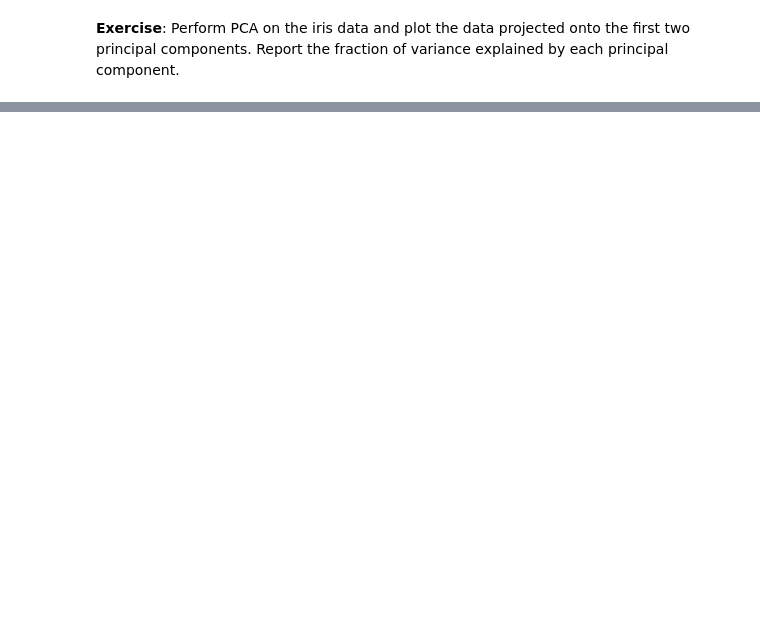
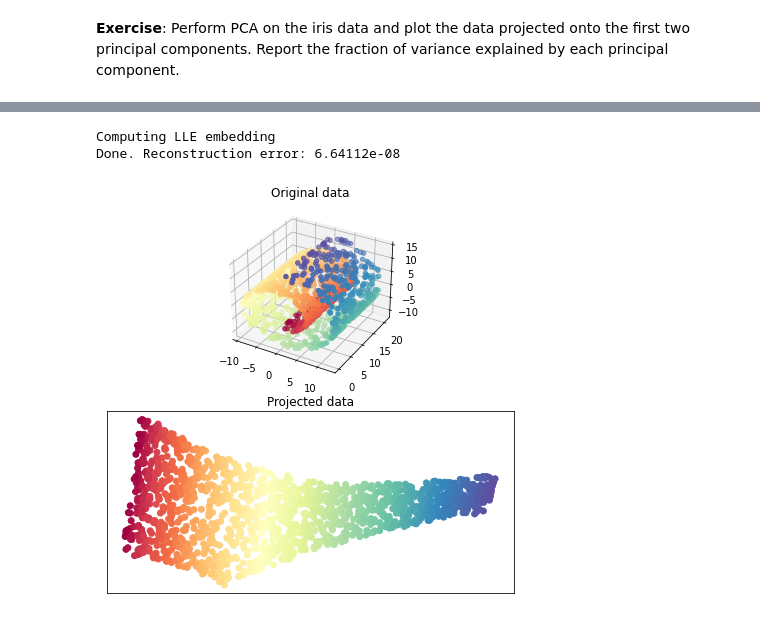
Before and after one commit to murray-lab/statistical-learning, a Jupyter notebook: Demo_PCA_blank.ipynb, the cells around one changed output, grey strips where cells are left out. Drawn from its saved outputs; the diff is of its cells as text; code cells hidden in the pictures; blank space fills up the shorter version.

```diff
--- a/Demo_PCA_blank.ipynb
+++ b/Demo_PCA_blank.ipynb
@@ -108,0 +169,37 @@ print('y data: \n', y[:3])
+# %%
+# This import is needed to modify the way figure behaves
+from mpl_toolkits.mplot3d import Axes3D
+
+Axes3D
+
+# ----------------------------------------------------------------------
+# Locally linear embedding of the swiss roll
+
+from sklearn import manifold, datasets
+
+X, color = datasets.make_swiss_roll(n_samples=1500)
+
+print("Computing LLE embedding")
+X_r, err = manifold.locally_linear_embedding(X, n_neighbors=12, n_components=2)
+print("Done. Reconstruction error: %g" % err)
+
+# ----------------------------------------------------------------------
+# Plot result
+
+fig = plt.figure(figsize=(6,6))
+
+ax = fig.add_subplot(211, projection="3d")
+ax.scatter(X[:, 0], X[:, 1], X[:, 2], c=color, cmap=plt.cm.Spectral)
+ax.set_title("Original data")
+
+ax = fig.add_subplot(212)
+ax.scatter(X_r[:, 0], X_r[:, 1], c=color, cmap=plt.cm.Spectral)
+plt.axis("tight")
+plt.xticks([]), plt.yticks([])
+plt.title("Projected data")
+plt.tight_layout()
+plt.show()
+# %% [output]
+Computing LLE embedding
+Done. Reconstruction error: 6.64112e-08
+[figure, added]
```
Also changed, not shown: parts of 7 cells of this notebook.
